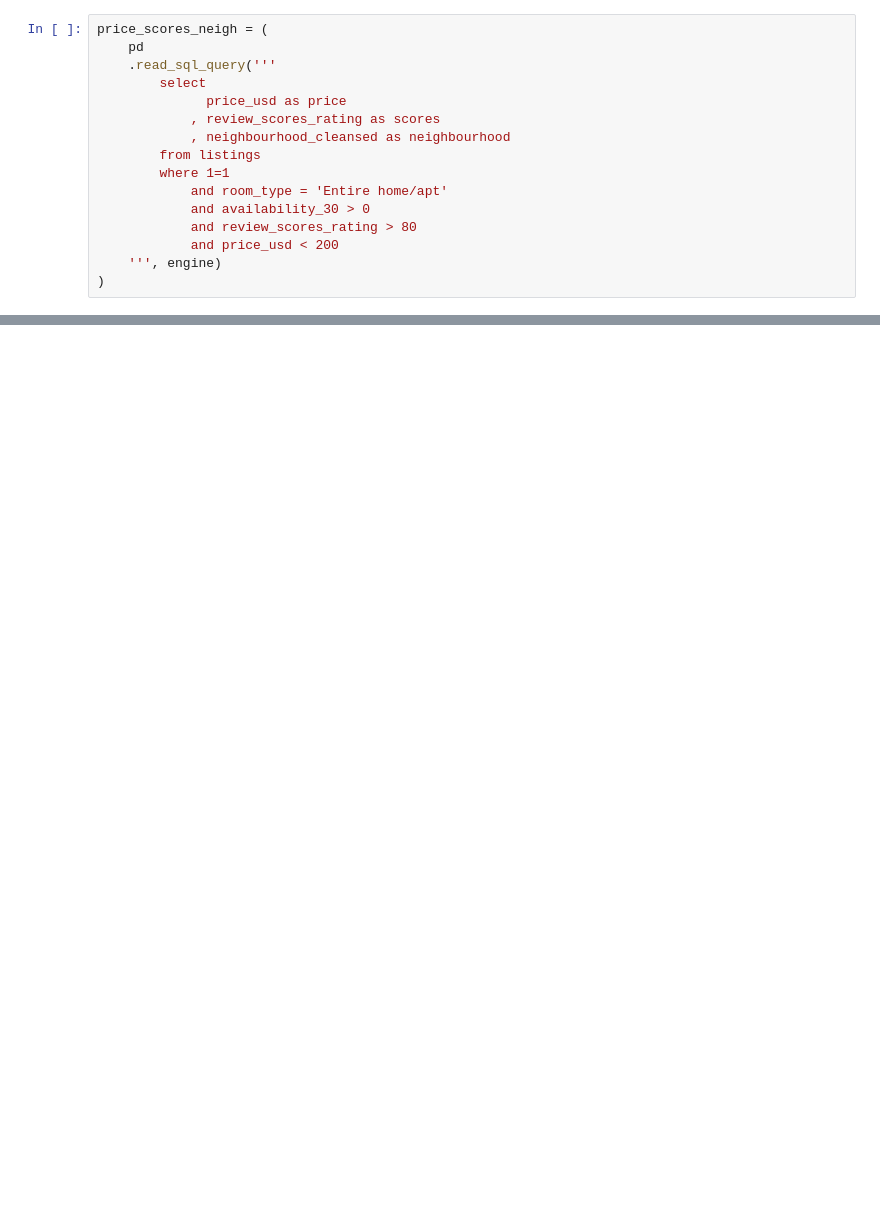
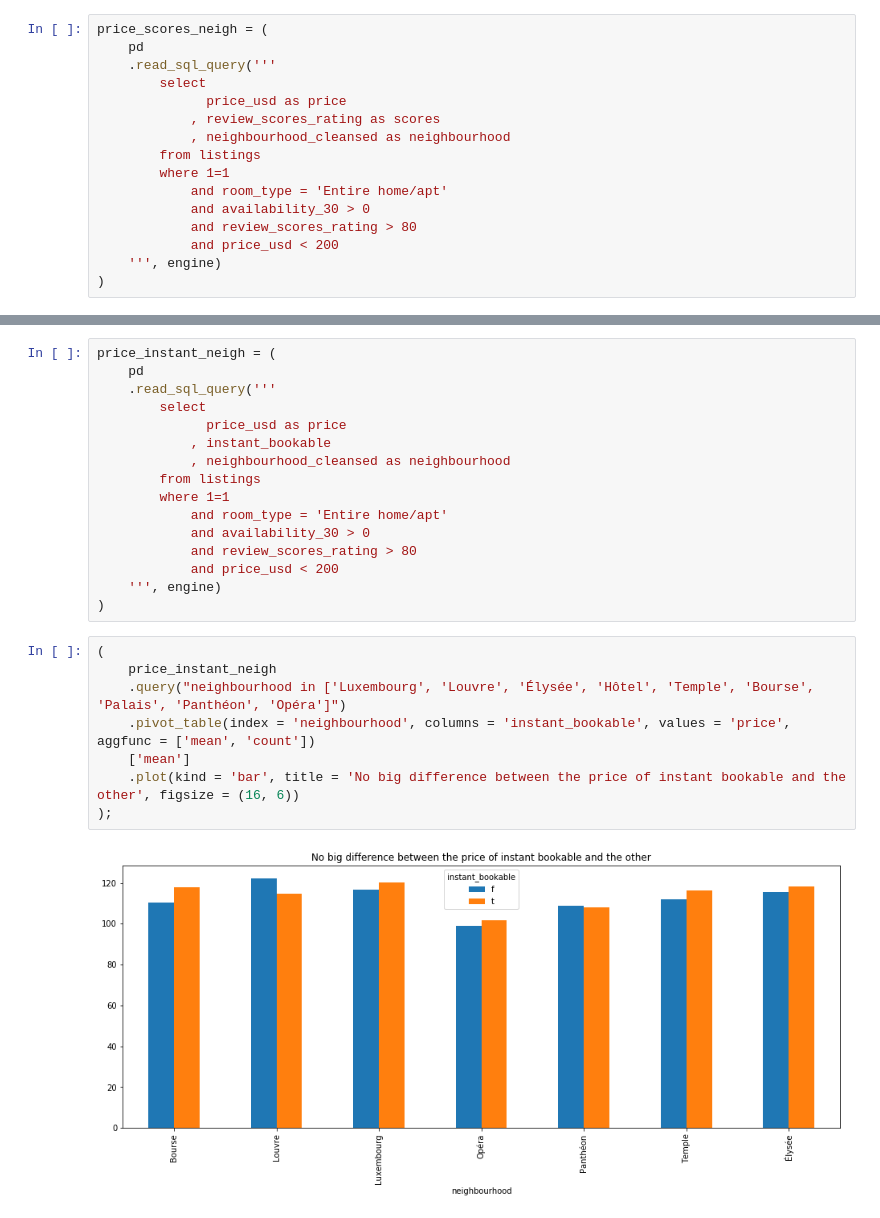
Before and after one commit to elekescsabi/liligo, a Jupyter notebook: prices and scores.ipynb, the cells around one changed output, grey strips where cells are left out. Cells and saved outputs as stored; diff of their text form; blank space fills up the shorter version.

```diff
--- a/prices and scores.ipynb
+++ b/prices and scores.ipynb
@@ -224,0 +239,26 @@ price_scores_neigh.groupby('neighbourhood')[['price', 'scores']].corr().iloc[0::
+# %%
+price_instant_neigh = (
+    pd
+    .read_sql_query('''
+        select
+              price_usd as price
+            , instant_bookable
+            , neighbourhood_cleansed as neighbourhood
+        from listings
+        where 1=1
+            and room_type = 'Entire home/apt'
+            and availability_30 > 0
+            and review_scores_rating > 80
+            and price_usd < 200
+    ''', engine)
+)
+# %%
+(
+    price_instant_neigh
+    .query("neighbourhood in ['Luxembourg', 'Louvre', 'Élysée', 'Hôtel', 'Temple', 'Bourse', 'Palais', 'Panthéon', 'Opéra']")
+    .pivot_table(index = 'neighbourhood', columns = 'instant_bookable', values = 'price', aggfunc = ['mean', 'count'])
+    ['mean']
+    .plot(kind = 'bar', title = 'No big difference between the price of instant bookable and the other', figsize = (16, 6))
+);
+# %% [output]
+[figure, added]
```
Also changed, not shown: parts of 15 cells of this notebook, 5 other files.
